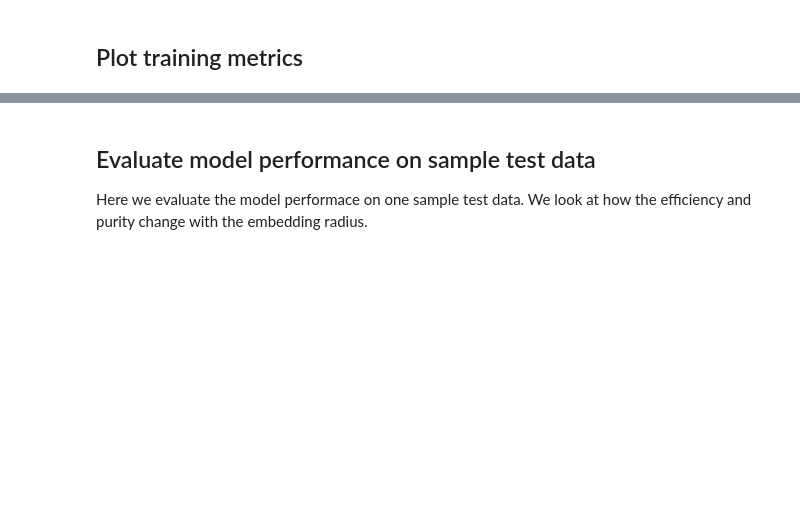
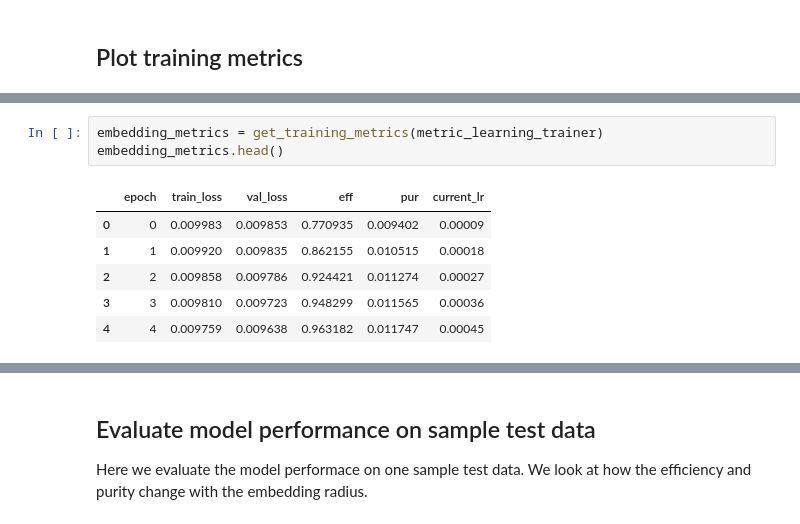
Before and after one commit to HSF-reco-and-software-triggers/Tracking-ML-Exa.TrkX, a Jupyter notebook: Examples/TrackML_Quickstart/DM_run_pipeline.ipynb, the cells around one changed output, grey strips where cells are left out. Drawn from its saved outputs; the diff is of its cells as text; blank space fills up the shorter version.

```diff
--- a/Examples/TrackML_Quickstart/DM_run_pipeline.ipynb
+++ b/Examples/TrackML_Quickstart/DM_run_pipeline.ipynb
@@ -182,0 +93,10 @@ show(row([p1,p2, p3]))
+# %%
+embedding_metrics = get_training_metrics(metric_learning_trainer)
+embedding_metrics.head()
+# %% [output]
+|  | epoch | train_loss | val_loss | eff | pur | current_lr |
+| 0 | 0 | 0.009983 | 0.009853 | 0.770935 | 0.009402 | 0.00009 |
+| 1 | 1 | 0.009920 | 0.009835 | 0.862155 | 0.010515 | 0.00018 |
+| 2 | 2 | 0.009858 | 0.009786 | 0.924421 | 0.011274 | 0.00027 |
+| 3 | 3 | 0.009810 | 0.009723 | 0.948299 | 0.011565 | 0.00036 |
+| 4 | 4 | 0.009759 | 0.009638 | 0.963182 | 0.011747 | 0.00045 |
```
Also changed, not shown: parts of 28 cells of this notebook, 4 other files.
